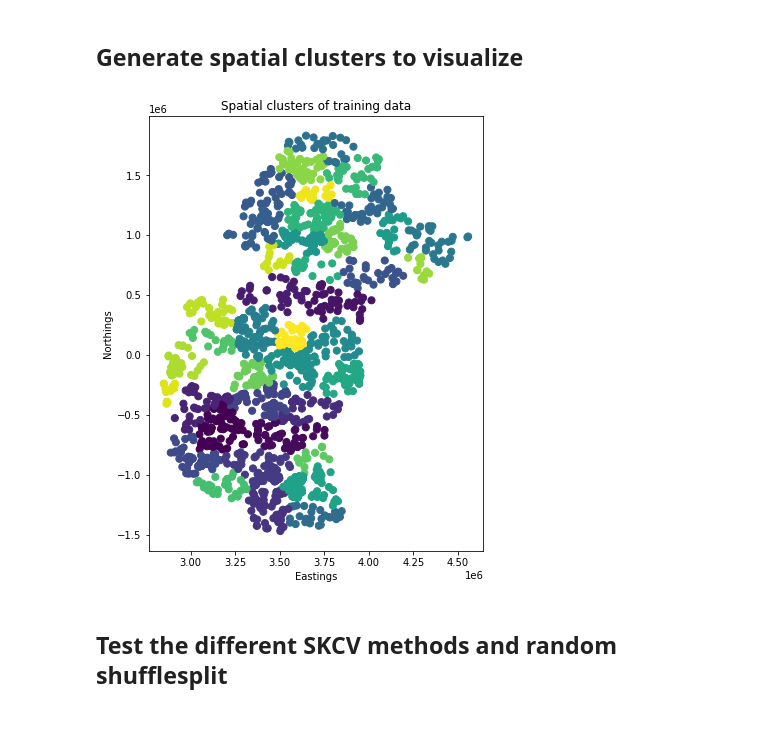
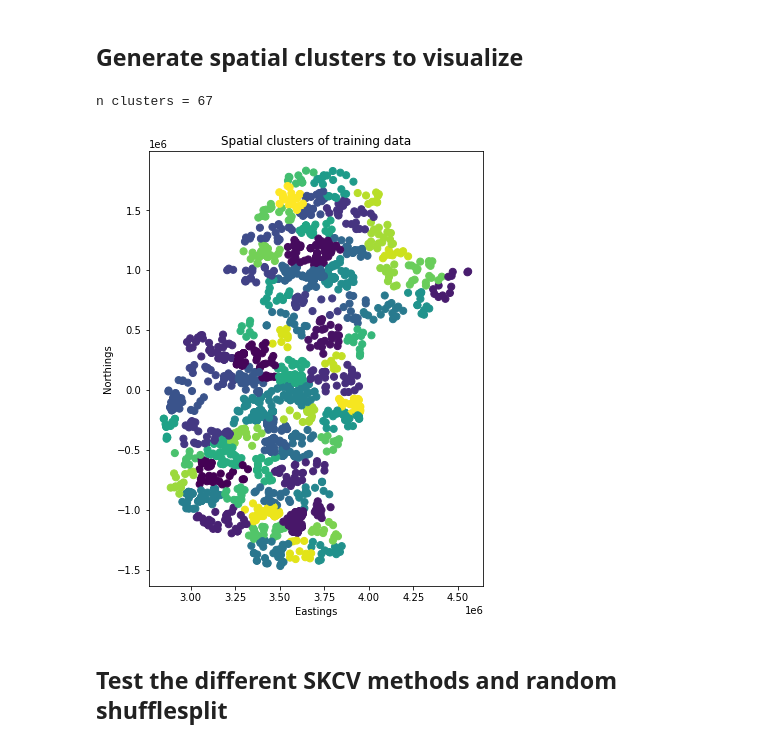
Before and after one commit to fivejjs/deafrica-sandbox-notebooks, a Jupyter notebook: crop_mask/test_SKCV.ipynb, the cells around one changed output. Saved outputs shown, nothing was run; the diff lists cells and outputs as text; code cells hidden in the pictures.

```diff
--- a/crop_mask/test_SKCV.ipynb
+++ b/crop_mask/test_SKCV.ipynb
@@ -18,7 +18,7 @@ coordinate_data = "eastern_cropmask/results/training_data/training_data_coordina
 
 cv_splits = 5
 
-max_distance = 400000
+max_distance = 300000
 
 test_size = 0.20
 
@@ -41,17 +41,17 @@ model_col_indices = [column_names.index(var_name) for var_name in column_names[1
 # %% [markdown]
 ## Generate spatial clusters to visualize
 # %%
-
-spatial_groups = spatial_clusters(coordinates, method='Hierarchical', max_distance=max_distance)
+spatial_groups = spatial_clusters(coordinates, method='Hierarchical', max_distance=max_distance, verbose=True)
 
 plt.figure(figsize=(6,8))
 plt.scatter(coordinates[:, 0], coordinates[:, 1], c=spatial_groups,
             s=50, cmap='viridis');
 plt.title('Spatial clusters of training data')
 plt.ylabel('Northings')
 plt.xlabel('Eastings');
 # %% [output]
+n clusters = 67
-[figure, old version]
+[figure, new version]
 # %% [markdown]
 ## Test the different SKCV methods and random shufflesplit
 # %%
```
Also changed, not shown: parts of 2 cells of this notebook, 2 other files.
